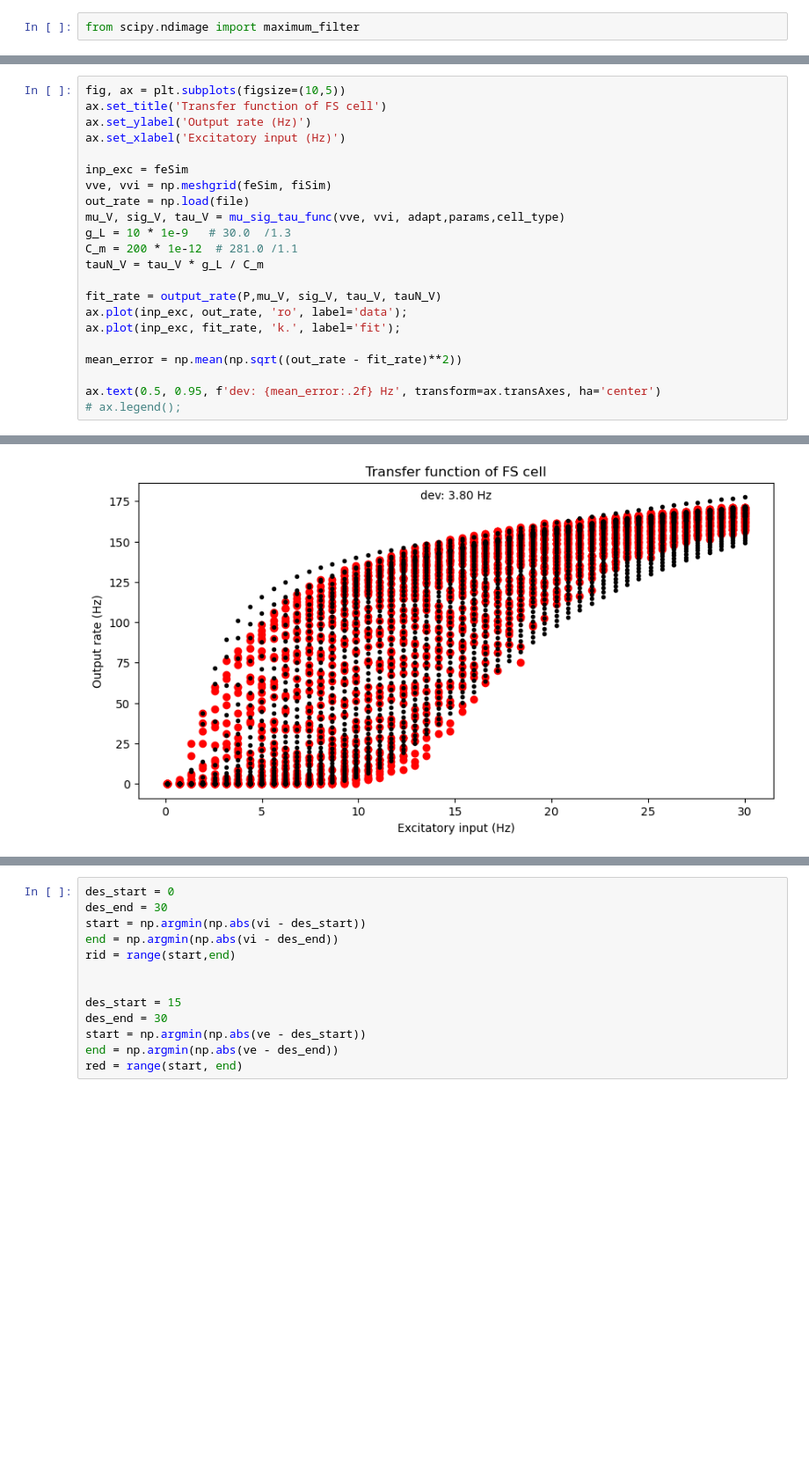
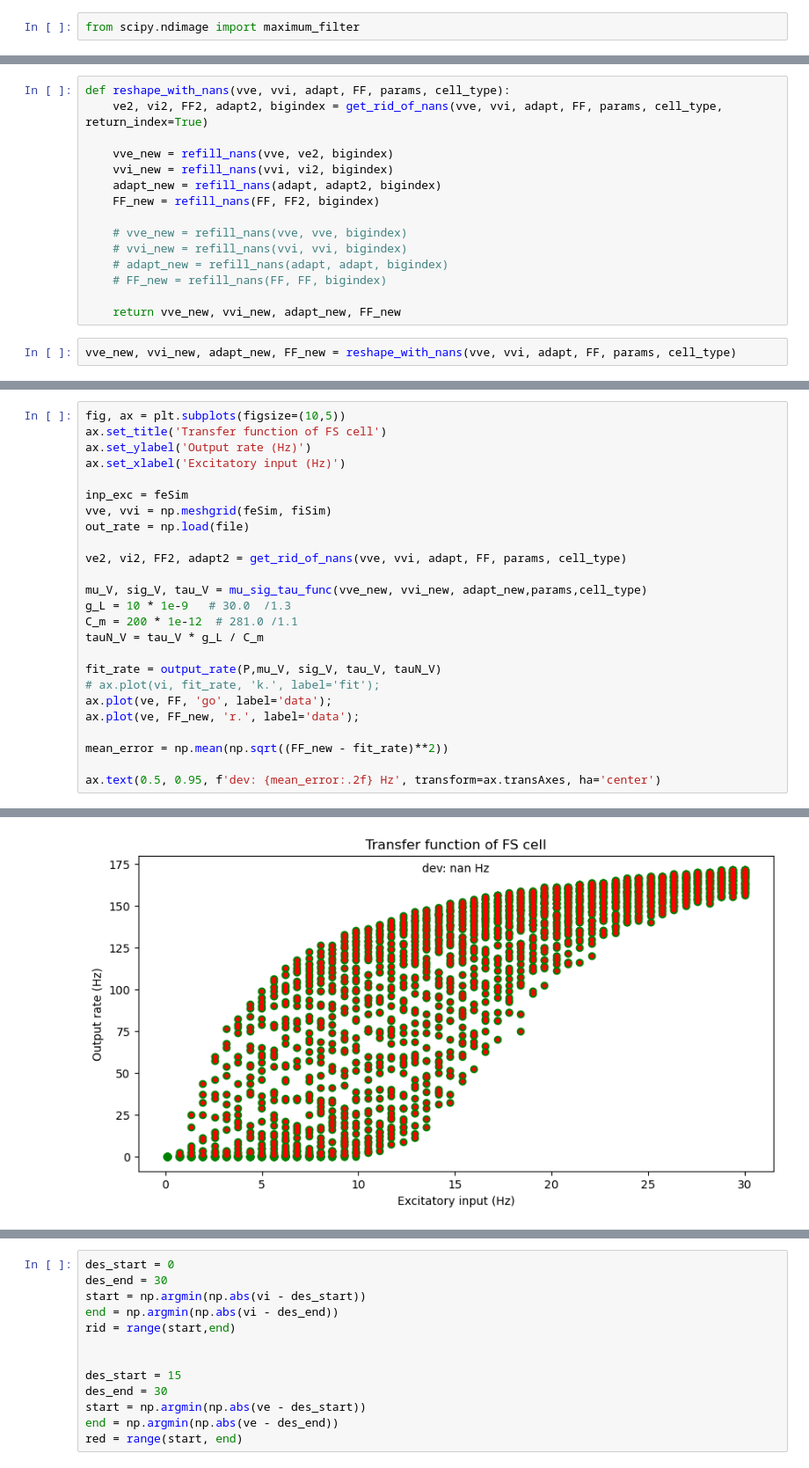
Before and after one commit to mariasacha/paper_pipeline_hub, a Jupyter notebook: whole_pipeline.ipynb, the cells around one changed output, grey strips where cells are left out. Shown at 88% size. Cells and saved outputs as stored; diff of their text form; blank space fills up the shorter version.

```diff
--- a/whole_pipeline.ipynb
+++ b/whole_pipeline.ipynb
@@ -324,0 +275,17 @@ max_mean_error_rect
+# %%
+def reshape_with_nans(vve, vvi, adapt, FF, params, cell_type):
+    ve2, vi2, FF2, adapt2, bigindex = get_rid_of_nans(vve, vvi, adapt, FF, params, cell_type, return_index=True)
+
+    vve_new = refill_nans(vve, ve2, bigindex)
+    vvi_new = refill_nans(vvi, vi2, bigindex)
+    adapt_new = refill_nans(adapt, adapt2, bigindex)
+    FF_new = refill_nans(FF, FF2, bigindex)
+
+    # vve_new = refill_nans(vve, vve, bigindex)
+    # vvi_new = refill_nans(vvi, vvi, bigindex)
+    # adapt_new = refill_nans(adapt, adapt, bigindex)
+    # FF_new = refill_nans(FF, FF, bigindex)
+
+    return vve_new, vvi_new, adapt_new, FF_new
+# %%
+vve_new, vvi_new, adapt_new, FF_new = reshape_with_nans(vve, vvi, adapt, FF, params, cell_type)
@@ -331,17 +300,20 @@ ax.set_xlabel('Excitatory input (Hz)')
 inp_exc = feSim
 vve, vvi = np.meshgrid(feSim, fiSim)
 out_rate = np.load(file)
-mu_V, sig_V, tau_V = mu_sig_tau_func(vve, vvi, adapt,params,cell_type)
+
+ve2, vi2, FF2, adapt2 = get_rid_of_nans(vve, vvi, adapt, FF, params, cell_type)
+
+mu_V, sig_V, tau_V = mu_sig_tau_func(vve_new, vvi_new, adapt_new,params,cell_type)
 g_L = 10 * 1e-9   # 30.0  /1.3
 C_m = 200 * 1e-12  # 281.0 /1.1
 tauN_V = tau_V * g_L / C_m
 
 fit_rate = output_rate(P,mu_V, sig_V, tau_V, tauN_V)
-ax.plot(inp_exc, out_rate, 'ro', label='data');
-ax.plot(inp_exc, fit_rate, 'k.', label='fit');
+# ax.plot(vi, fit_rate, 'k.', label='fit');
+ax.plot(ve, FF, 'go', label='data');
+ax.plot(ve, FF_new, 'r.', label='data');
 
-mean_error = np.mean(np.sqrt((out_rate - fit_rate)**2))
+mean_error = np.mean(np.sqrt((FF_new - fit_rate)**2))
 
 ax.text(0.5, 0.95, f'dev: {mean_error:.2f} Hz', transform=ax.transAxes, ha='center')
-# ax.legend();
 # %% [output]
@@ -349 +322 @@ Text(0.5, 0.95, 'dev: 3.80 Hz')
-[figure, old version]
+[figure, new version]
```
Also changed, not shown: parts of 38 cells of this notebook, 10 other files.
